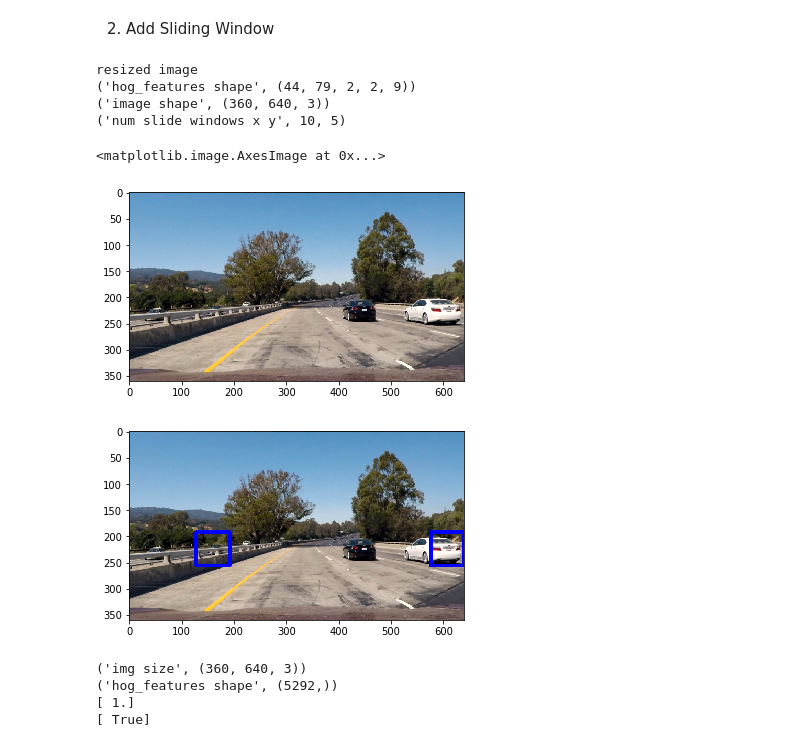
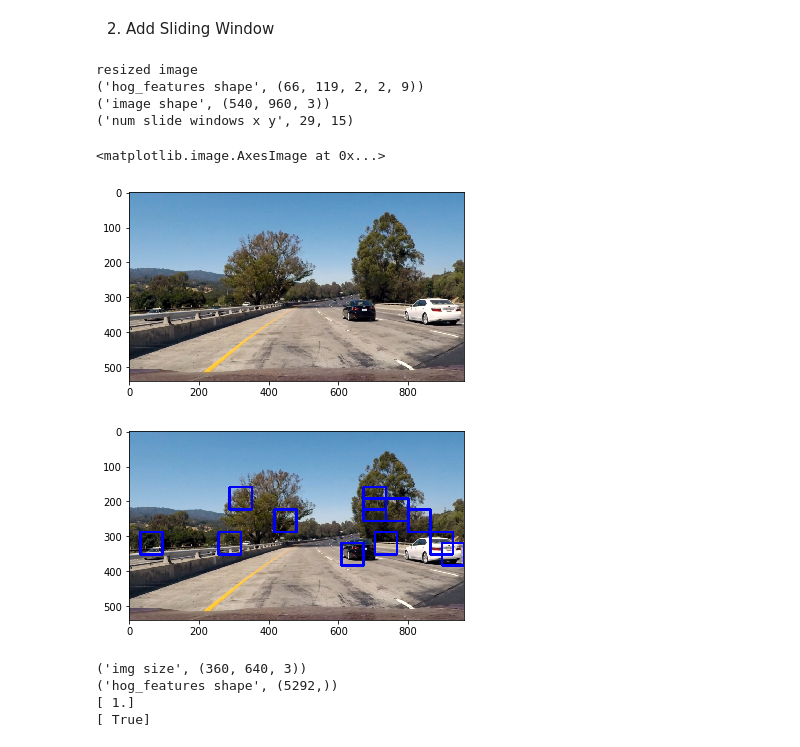
Before and after one commit to david-woo-instacart/kitt-playlabs, a Jupyter notebook: udacity/CarND-Vehicle-Detection-master/CarND-Vehicle-Detection-Project.ipynb, the cells around one changed output. Saved outputs shown, nothing was run; the diff lists cells and outputs as text; code cells hidden in the pictures.

```diff
--- a/udacity/CarND-Vehicle-Detection-master/CarND-Vehicle-Detection-Project.ipynb
+++ b/udacity/CarND-Vehicle-Detection-master/CarND-Vehicle-Detection-Project.ipynb
@@ -426,8 +428,8 @@ def find_cars(img,search_win_size,search_win_overlap,hog_params,y_start_stop=[No
 
     #5. Slide sliding window across the image
     ##5a. calc x_slide_window and y_slide windows
-    num_x_slide_windows = img.shape[1]//search_win_size
-    num_y_slide_windows = img.shape[0]//search_win_size
+    num_x_slide_windows = (img.shape[1] - int(search_win_size * search_win_overlap)) //int(search_win_size * search_win_overlap)
+    num_y_slide_windows = (img.shape[0] - int(search_win_size * search_win_overlap)) //int(search_win_size * search_win_overlap)
 
     print("num slide windows x y",num_x_slide_windows,num_y_slide_windows )
 
@@ -449,8 +451,9 @@ def find_cars(img,search_win_size,search_win_overlap,hog_params,y_start_stop=[No
             counter += 1
 
             # Calc window pixel coordinates
-            win_pixel_x_start_pos = x_window * search_win_size
-            win_pixel_y_start_pos = y_window * search_win_size
+            win_pixel_x_start_pos = x_window * int(search_win_size * search_win_overlap)
+            win_pixel_y_start_pos = y_window * int(search_win_size * search_win_overlap)
+            #print("x and y start pos",win_pixel_x_start_pos,win_pixel_y_start_pos )
 
             # B. Convert sliding windows to hog coordinates. Cells first then blocks
             ## - Pixels to cells
@@ -460,8 +463,8 @@ def find_cars(img,search_win_size,search_win_overlap,hog_params,y_start_stop=[No
             x_window_length_num_blocks = (x_window_length_num_cells - cells_per_block_stride) // cells_per_block_stride
             y_window_length_num_blocks = (y_window_length_num_cells - cells_per_block_stride) // cells_per_block_stride
             ## - slide window start position in blocks
-            win_block_x_start_pos = win_pixel_x_start_pos // cell_pixel_size
-            win_block_y_start_pos = win_pixel_y_start_pos // cell_pixel_size
+            win_block_x_start_pos = win_pixel_x_start_pos // cell_pixel_size #+ 1
+            win_block_y_start_pos = win_pixel_y_start_pos // cell_pixel_size #+ 1
             win_block_x_end_pos = win_block_x_start_pos + x_window_length_num_blocks
             win_block_y_end_pos = win_block_y_start_pos + y_window_length_num_blocks
 
@@ -474,7 +477,7 @@ def find_cars(img,search_win_size,search_win_overlap,hog_params,y_start_stop=[No
             else:
                 win_hog_features = hog_features[win_block_y_start_pos:win_block_y_end_pos ,win_block_x_start_pos:win_block_x_end_pos,:,:,:].ravel()
 
-            if win_hog_features.size < 1712:
+            if win_hog_features.size < 5292:
                     continue
 
             slide_window_np_scaled = scaler.transform(np.array(win_hog_features).reshape(1, -1))
@@ -482,8 +485,9 @@ def find_cars(img,search_win_size,search_win_overlap,hog_params,y_start_stop=[No
             # D. Calc slide window start and end position
             ## - Convert sliding windows back from hog coordinates to pixel coordinates
             ## - This is to validate results
-            win_pixel_x_start_pos = x_window * x_window_length_num_cells * cell_pixel_size
-            win_pixel_y_start_pos = y_window * y_window_length_num_cells * cell_pixel_size
+            ## this is calculated above
+            #win_pixel_x_start_pos = x_window * x_window_length_num_cells * cell_pixel_size
+            #win_pixel_y_start_pos = y_window * y_window_length_num_cells * cell_pixel_size
 
             win_pixel_x_end_pos = win_pixel_x_start_pos + x_window_length_num_cells * cell_pixel_size
             win_pixel_y_end_pos = win_pixel_y_start_pos + y_window_length_num_cells * cell_pixel_size
@@ -526,39 +530,39 @@ file_name = 'test1.jpg'
 
 hog_params = {'orient' : 9,
 'pix_per_cell' : 8,
 'cell_per_block' : 2,
 'vis':False,
 'feature_vec': False}
 
 search_win_size = 64
 search_win_overlap = 0.5
 
 img = mpimg.imread(dir_name + file_name)
 
 x_start_stop=[None, None]
 y_start_stop=[None, None]
 
 # use this as a hack to increase sliding window
-img_scale = 0.5
+img_scale = 0.75
 
 img = cv2.resize(img,(int(img.shape[1]*img_scale),int(img.shape[0]*img_scale)))
 print("resized image")
 plt.imshow(img)
 
 windows = find_cars(img,search_win_size, search_win_overlap, hog_params,
                        x_start_stop, y_start_stop)
 
 fig2 = plt.figure()
 window_img = draw_boxes(img, windows, color=(0, 0, 255), thick=6)
 plt.imshow(window_img)
 # %% [output]
 resized image
-('hog_features shape', (44, 79, 2, 2, 9))
-('image shape', (360, 640, 3))
-('num slide windows x y', 10, 5)
+('hog_features shape', (66, 119, 2, 2, 9))
+('image shape', (540, 960, 3))
+('num slide windows x y', 29, 15)
 <matplotlib.image.AxesImage at 0x...>
-[figure, old version]
+[figure, new version]
-[figure, old version]
+[figure, new version]
 # %%
 # test images
 #('y dimensions ', 512, 576)
```
Also changed, not shown: parts of 1 cell of this notebook, 2 other files.
